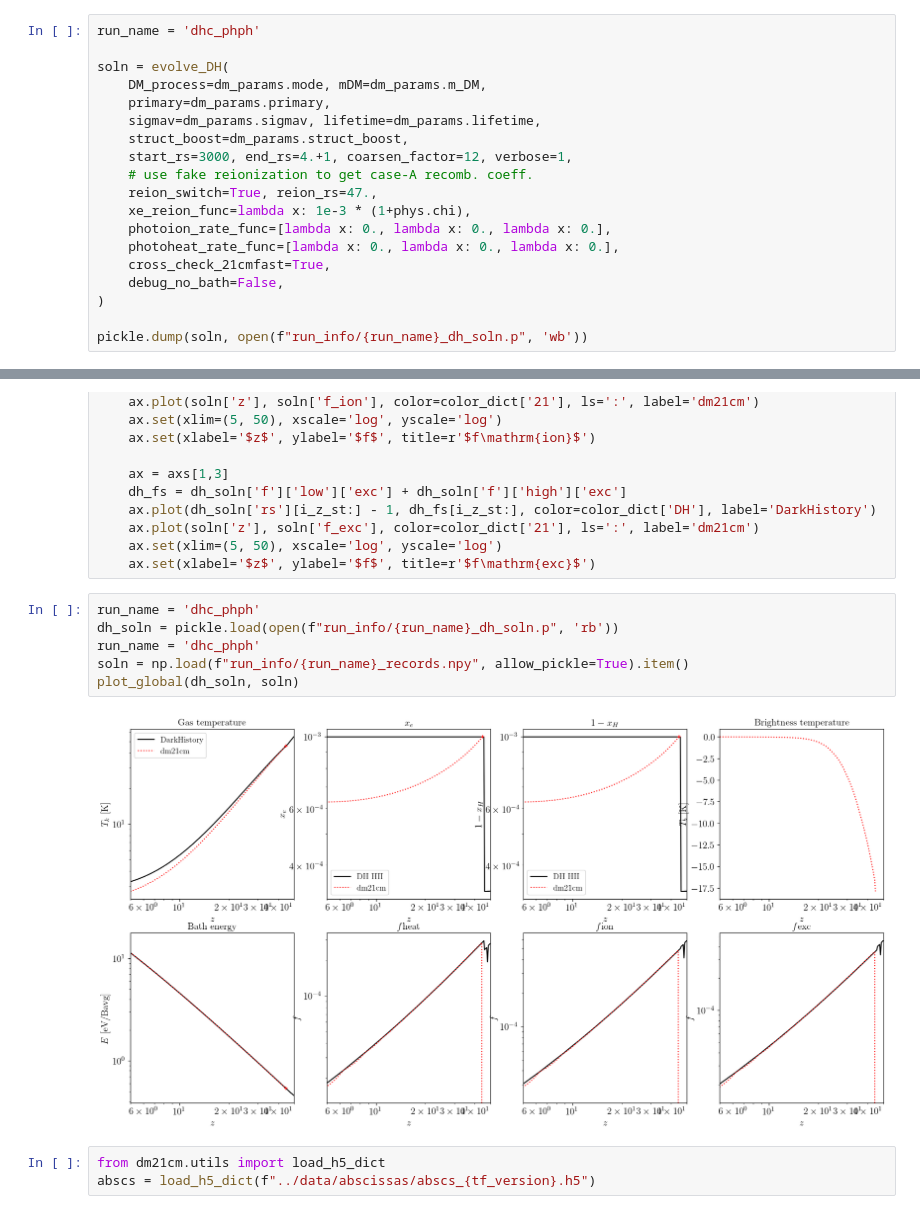
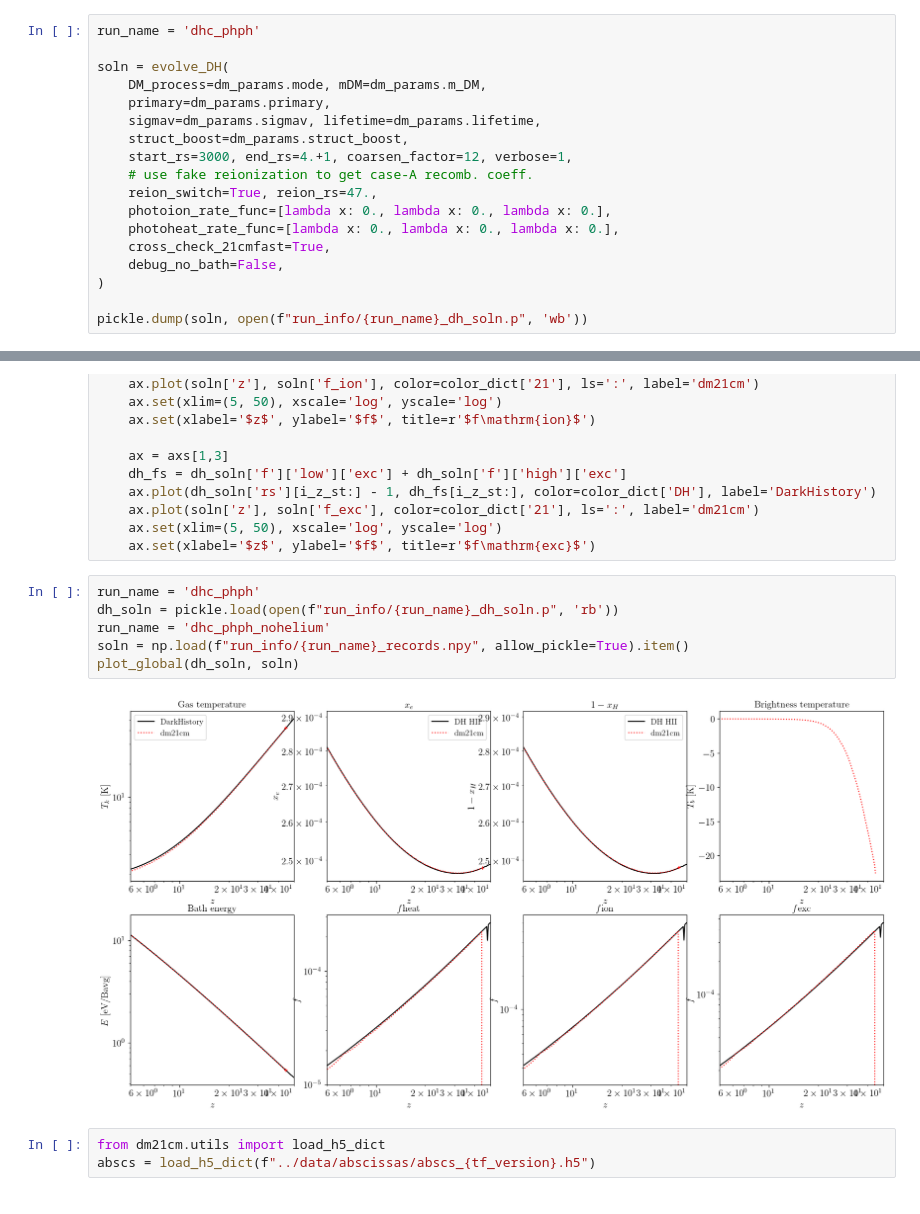
Before and after one commit to yitiansun/DM21cm, a Jupyter notebook: cross_check/compare_global.ipynb, the cells around one changed output, grey strips where cells are left out. Drawn from its saved outputs; the diff is of its cells as text.

```diff
--- a/cross_check/compare_global.ipynb
+++ b/cross_check/compare_global.ipynb
@@ -66,7 +68,6 @@ soln = evolve_DH(
     start_rs=3000, end_rs=4.+1, coarsen_factor=12, verbose=1,
     # use fake reionization to get case-A recomb. coeff.
     reion_switch=True, reion_rs=47.,
-    xe_reion_func=lambda x: 1e-3 * (1+phys.chi),
     photoion_rate_func=[lambda x: 0., lambda x: 0., lambda x: 0.],
     photoheat_rate_func=[lambda x: 0., lambda x: 0., lambda x: 0.],
     cross_check_21cmfast=True,
@@ -210,11 +315,11 @@ def plot_global(dh_soln, soln):
 # %%
 run_name = 'dhc_phph'
 dh_soln = pickle.load(open(f"run_info/{run_name}_dh_soln.p", 'rb'))
-run_name = 'dhc_phph'
+run_name = 'dhc_phph_nohelium'
 soln = np.load(f"run_info/{run_name}_records.npy", allow_pickle=True).item()
 plot_global(dh_soln, soln)
 # %% [output]
-[figure, old version]
+[figure, new version]
 # %%
 from dm21cm.utils import load_h5_dict
 abscs = load_h5_dict(f"../data/abscissas/abscs_{tf_version}.h5")
```
Also changed, not shown: parts of 4 cells of this notebook, 1 other file.
